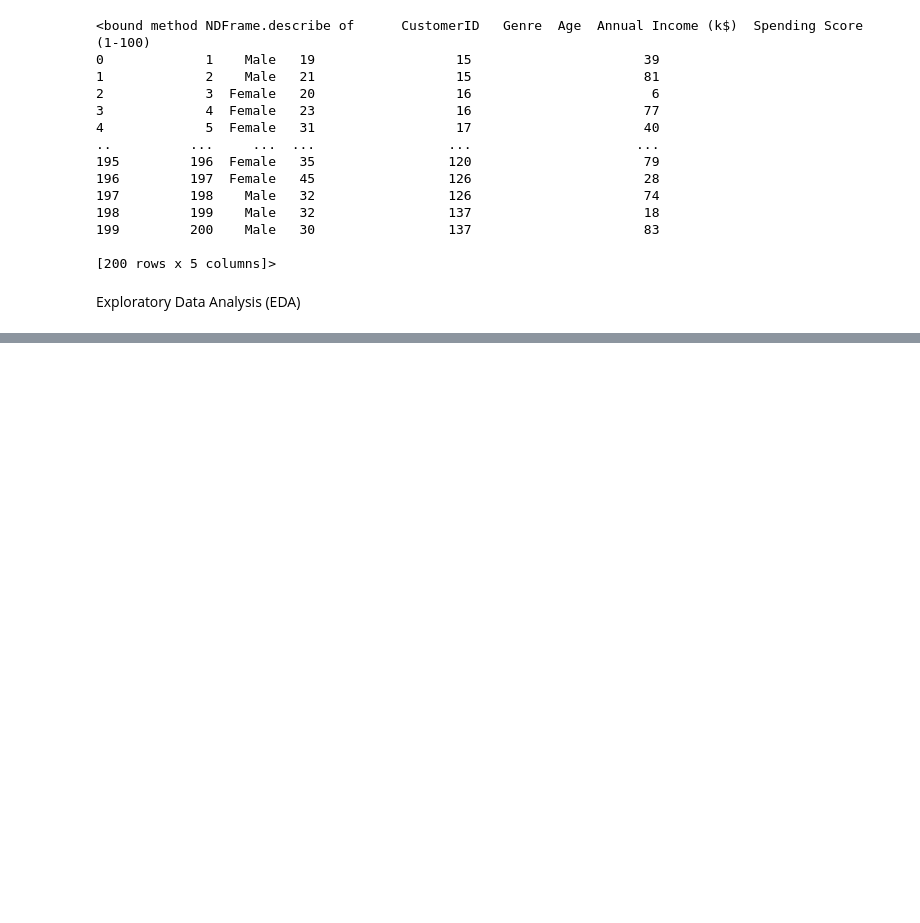
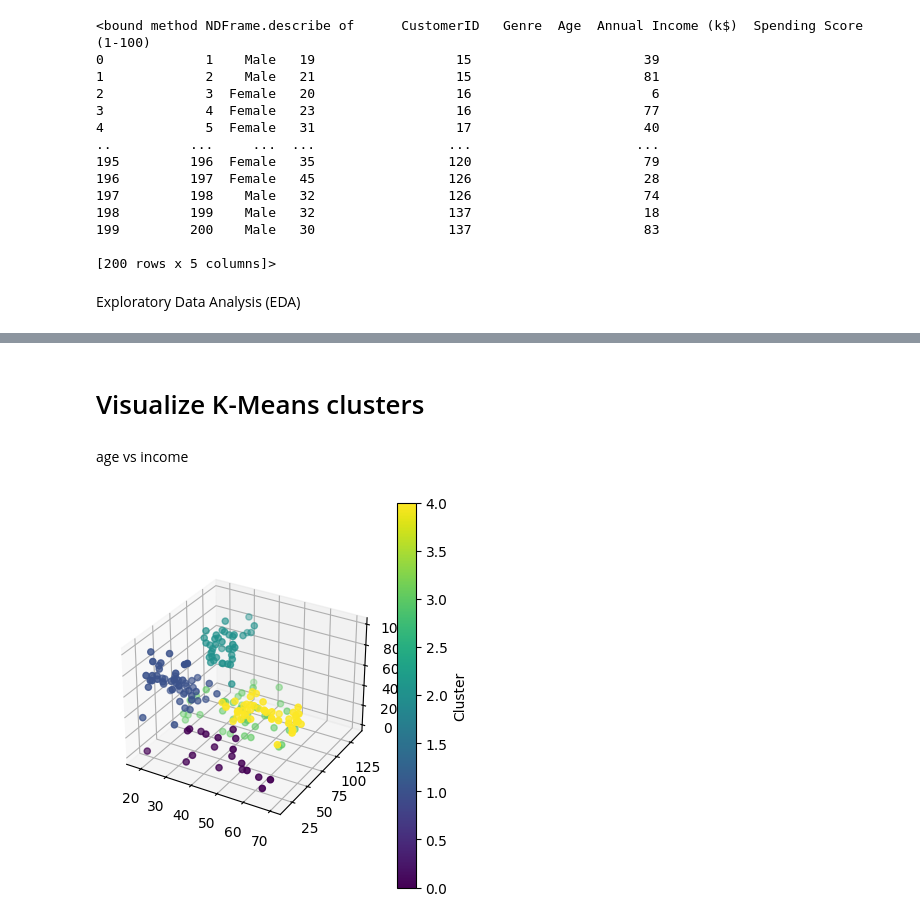
Before and after one commit to kumar-kiran-24/Mall-Customer-Segmentation, a Jupyter notebook: src/mall_custtomer_segmenation.ipynb, the cells around one changed output, grey strips where cells are left out. Saved outputs shown, nothing was run; the diff lists cells and outputs as text; code cells hidden in the pictures; blank space fills up the shorter version.

```diff
--- a/src/mall_custtomer_segmenation.ipynb
+++ b/src/mall_custtomer_segmenation.ipynb
@@ -87,0 +142,14 @@ plt.show()
+# %% [markdown]
+# Visualize K-Means clusters
+# %% [markdown]
+age vs income
+# %%
+fig=plt.figure(figsize=(15,5))
+
+ax1=fig.add_subplot(131,projection="3d")
+scatter=ax1.scatter(df["Age"],df["Income"],df["SpendingScore"],c=df["KMeans_Cluster"],cmap="viridis"
+                    )
+plt.colorbar(scatter,ax=ax1,label="Cluster")
+plt.show()
+# %% [output]
+[figure, added]
```
Also changed, not shown: parts of 11 cells of this notebook.
